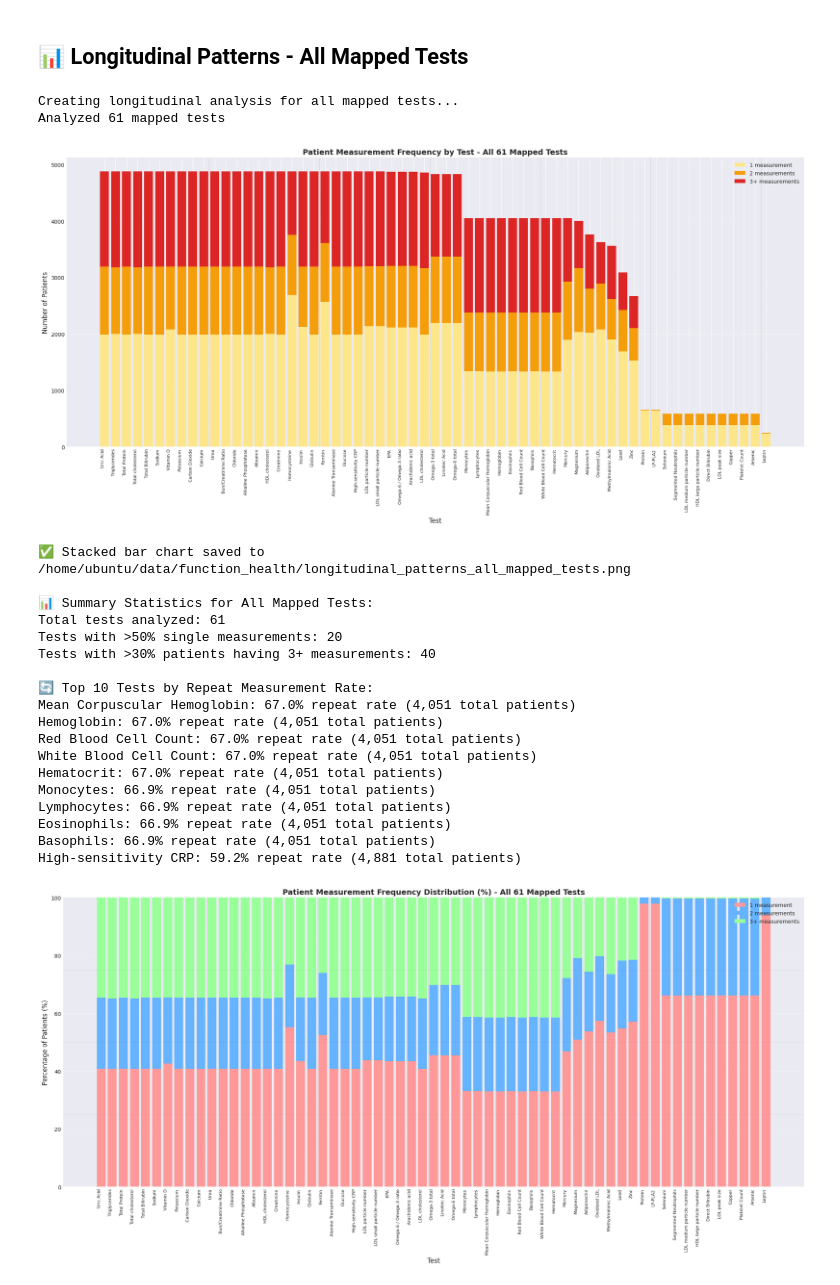
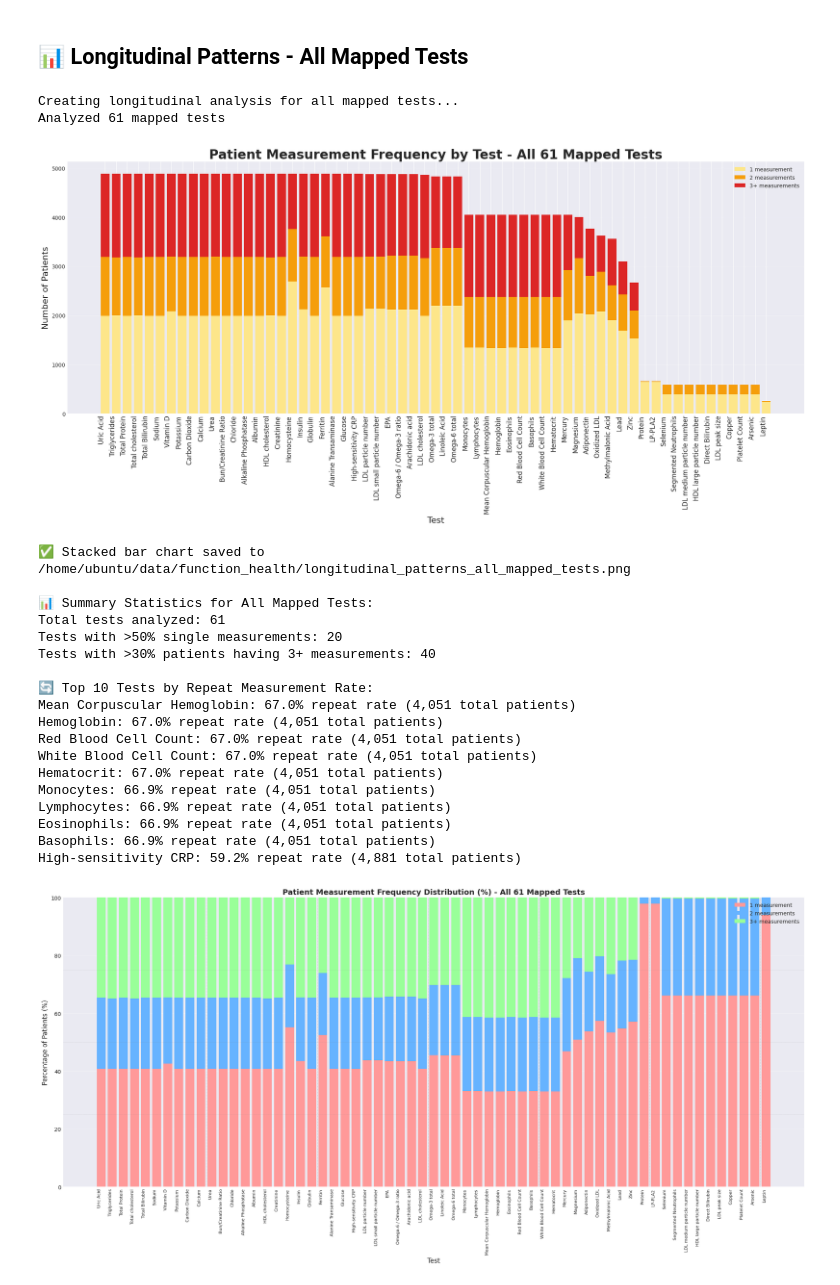
Before and after one commit to arpanauts/biomapper, a Jupyter notebook: data/function_health/function_health_arivale_patients.ipynb, the cells around one changed output. Drawn from its saved outputs; the diff is of its cells as text; code cells hidden in the pictures.

```diff
--- a/data/function_health/function_health_arivale_patients.ipynb
+++ b/data/function_health/function_health_arivale_patients.ipynb
@@ -478,48 +596,48 @@ p2 = ax.bar(x, double, width, bottom=single, label='2 measurements', color='#f59
 p3 = ax.bar(x, triple_plus, width, bottom=single+double, label='3+ measurements', color='#dc2626')
 
 # Customize the plot
-ax.set_xlabel('Test', fontsize=12)
-ax.set_ylabel('Number of Patients', fontsize=12)
-ax.set_title(f'Patient Measurement Frequency by Test - All {len(tests)} Mapped Tests', fontsize=14, fontweight='bold')
+ax.set_xlabel('Test', fontsize=16)
+ax.set_ylabel('Number of Patients', fontsize=16)
+ax.set_title(f'Patient Measurement Frequency by Test - All {len(tests)} Mapped Tests', fontsize=24, fontweight='bold')
 ax.set_xticks(x)
-ax.set_xticklabels(tests, rotation=90, ha='right', fontsize=8)
+ax.set_xticklabels(tests, rotation=90, ha='right', fontsize=12)
 ax.legend(loc='upper right')
 
 # Add grid for better readability
 ax.grid(axis='y', alpha=0.3)
 
 # Add vertical lines every 10 tests for easier reading
-for i in range(10, len(tests), 10):
-    ax.axvline(x=i-0.5, color='gray', linewidth=0.5, alpha=0.5, linestyle='--')
+#for i in range(10, len(tests), 10):
+#    ax.axvline(x=i-0.5, color='gray', linewidth=0.5, alpha=0.5, linestyle='--')
 
 plt.tight_layout()
 
 # Save the plot
 output_file = os.path.join(output_dir, 'longitudinal_patterns_all_mapped_tests.png')
 plt.savefig(output_file, dpi=300, bbox_inches='tight')
 plt.show()
 
 print(f"\n✅ Stacked bar chart saved to {output_file}")
 
 # Print summary statistics
 print("\n📊 Summary Statistics for All Mapped Tests:")
 print(f"Total tests analyzed: {len(mapped_longitudinal_df)}")
 print(f"Tests with >50% single measurements: {len(mapped_longitudinal_df[mapped_longitudinal_df['Patients with 1 measurement'] / mapped_longitudinal_df['Total Patients'] > 0.5])}")
 print(f"Tests with >30% patients having 3+ measurements: {len(mapped_longitudinal_df[mapped_longitudinal_df['Patients with 3+ measurements'] / mapped_longitudinal_df['Total Patients'] > 0.3])}")
 
 # Show top 10 tests by repeat measurement rate
 print("\n🔄 Top 10 Tests by Repeat Measurement Rate:")
 mapped_longitudinal_df['Repeat Rate %'] = ((mapped_longitudinal_df['Patients with 2 measurements'] +
                                             mapped_longitudinal_df['Patients with 3+ measurements']) /
                                            mapped_longitudinal_df['Total Patients'] * 100)
 
 top_repeat_tests = mapped_longitudinal_df.nlargest(10, 'Repeat Rate %')
 for idx, row in top_repeat_tests.iterrows():
     print(f"{row['Test']}: {row['Repeat Rate %']:.1f}% repeat rate ({row['Total Patients']:,} total patients)")
 # %% [output]
 Creating longitudinal analysis for all mapped tests...
 Analyzed 61 mapped tests
-[figure, old version]
+[figure, new version]
 ✅ Stacked bar chart saved to /home/ubuntu/data/function_health/longitudinal_patterns_all_mapped_tests.png
 
 📊 Summary Statistics for All Mapped Tests:
```
Also changed, not shown: parts of 4 cells of this notebook, 7 other files.
